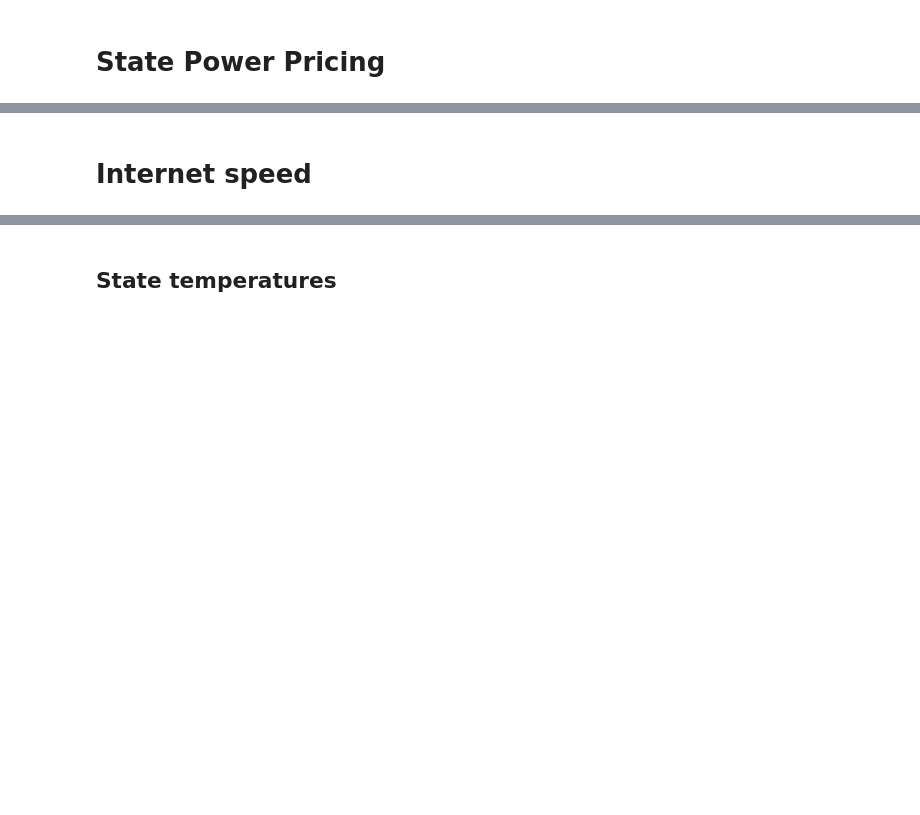
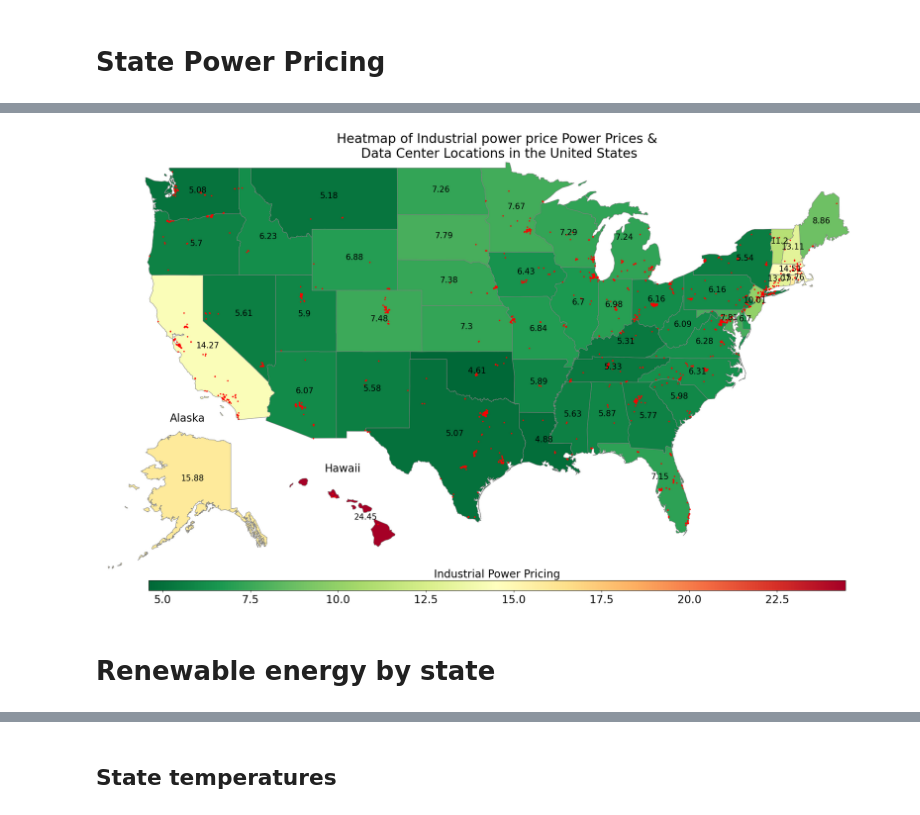
Before and after one commit to trinerye/spatial_exam, a Jupyter notebook: src/maps.ipynb, the cells around one changed output, grey strips where cells are left out. Cells and saved outputs as stored; diff of their text form; code cells hidden in the pictures; blank space fills up the shorter version.

```diff
--- a/src/maps.ipynb
+++ b/src/maps.ipynb
@@ -206,6 +222,6 @@ power_df.head()
 # %%
-#Merging the power_df into the merged_data.
+#Merging the power_df into the map_data.
 #Merge them based on the "state_code" colmuns
-merged_data = merged_data.merge(power_df, how='left', on='State_Code')
+map_data = map_data.merge(power_df, how='left', on='State_Code')
 
-merged_data.head()
+map_data.head()
@@ -212,15 +235,15 @@ merged_data.head()
 # %%
 power_sector = 'Industrial power price'
 
 title = f'Heatmap of {power_sector} Power Prices &\n Data Center Locations in the United States'
 
-plot_us_states(merged_data, power_sector,
+plot_us_states(map_data, power_sector,
                title=title,
                colorbar_title='Industrial Power Pricing',
                label_states=True,
                plot_points=dc_gdf,
                point_color='red',
                colormap='RdYlGn_r',
                output_file='industrial power price and datacenter locations.png')
+# %% [output]
+[figure, added]
-# %% [markdown]
-# Internet speed
@@ -234,0 +250,2 @@ internet_df.head()
+# %% [markdown]
+# Renewable energy by state
```
Also changed, not shown: parts of 51 cells of this notebook.
